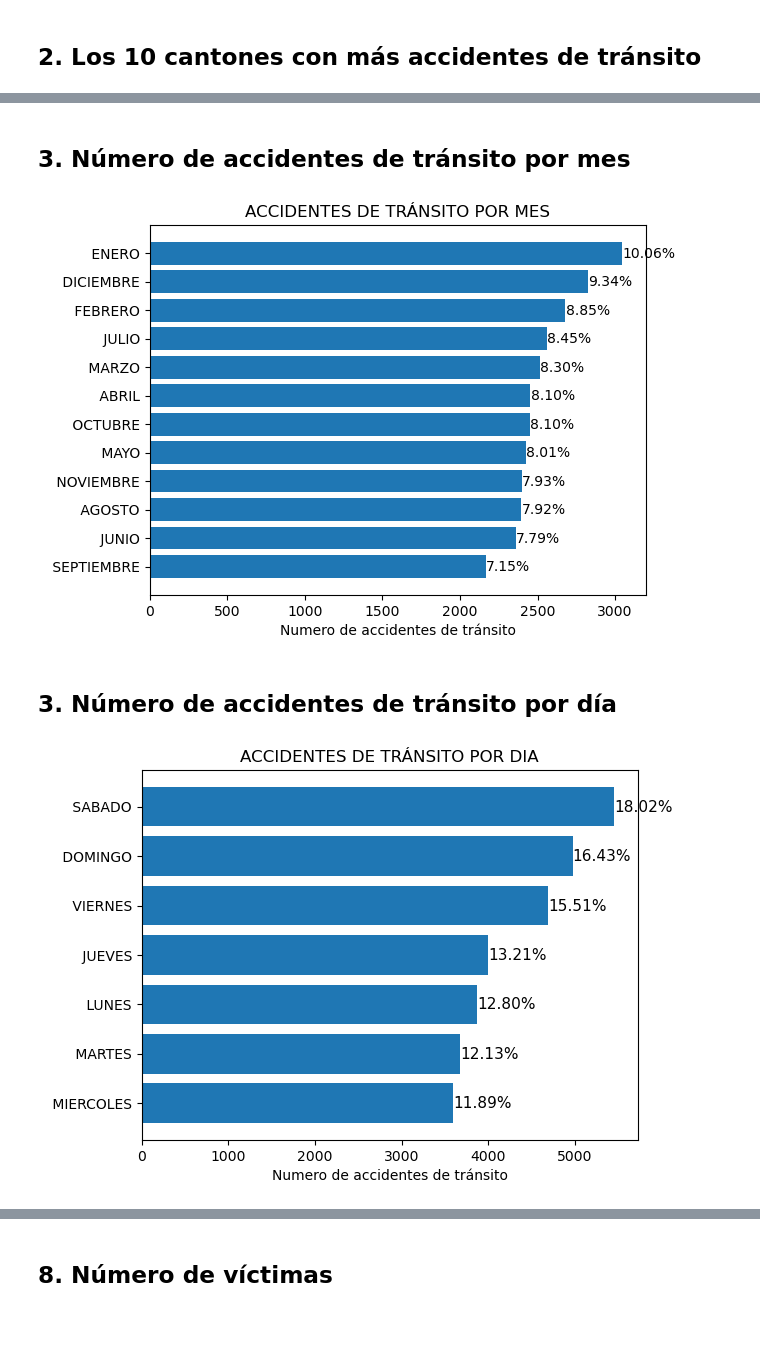
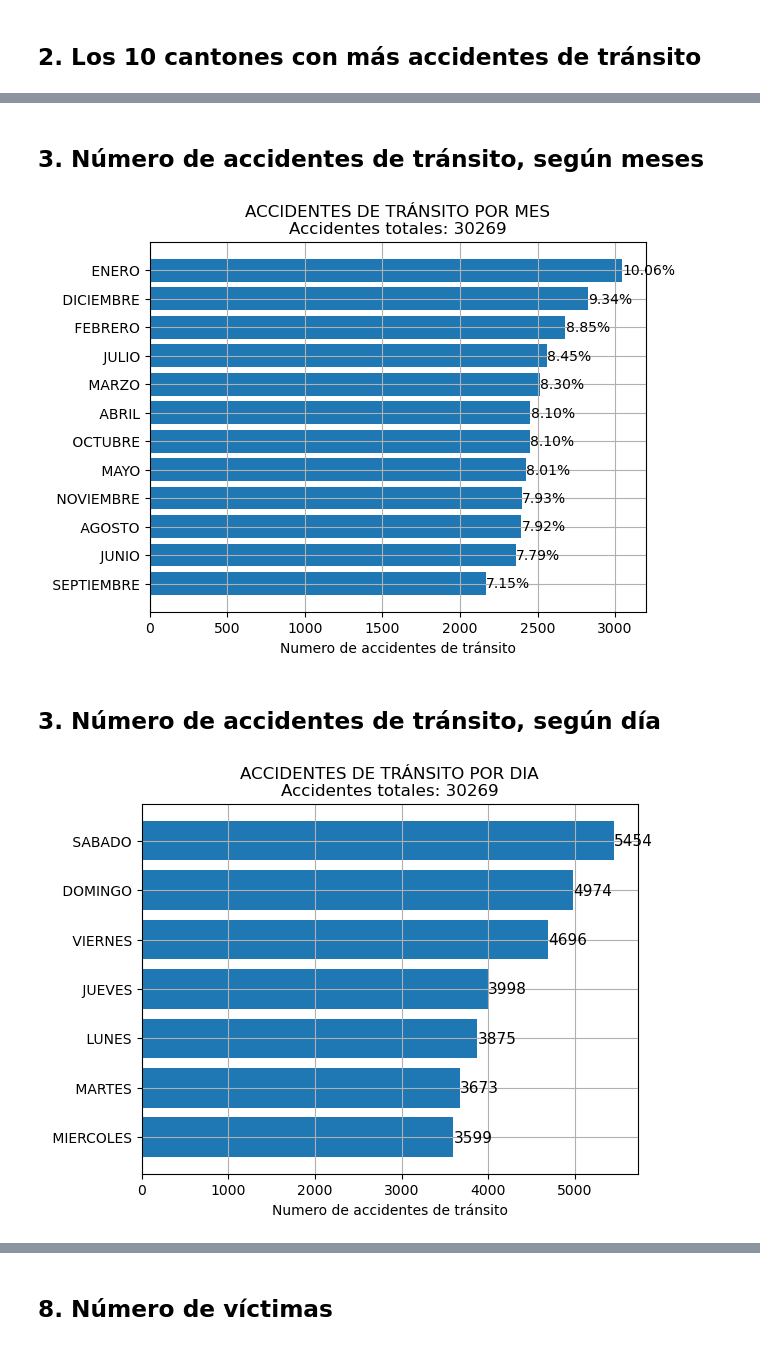
Before and after one commit to 2020-A-Python-GR1/py-arias-tuqueres-josue-nicolas, a Jupyter notebook: proyecto/Proyecto Parte 2/Informe.ipynb, the cells around one changed output, grey strips where cells are left out. Cells and saved outputs as stored; diff of their text form; code cells hidden in the pictures.

```diff
--- a/proyecto/Proyecto Parte 2/Informe.ipynb
+++ b/proyecto/Proyecto Parte 2/Informe.ipynb
@@ -247,7 +247,7 @@ accidentes_totales = int(len(df))
 accidentes_por_provincia = df["PROVINCIA"].value_counts()
 accidentes_por_provincia = accidentes_por_provincia.rename(diccionario_provincia)
 
-def graficoBarrasHorizontal(nombres, datos, total, xlabel, titulo, yalign, fontsize):
+def graficoBarrasHorizontal(nombres, datos, total, xlabel, titulo, yalign, fontsize, porcentaje):
     plt.rcdefaults()
     fig, ax = plt.subplots()
 
@@ -258,15 +258,19 @@ def graficoBarrasHorizontal(nombres, datos, total, xlabel, titulo, yalign, fonts
     ax.set_xlabel(xlabel)
     ax.set_title(titulo)
     for i, v in enumerate(data):
-        ax.text(v + 3, i + yalign, str("{0:0.2f}".format((v/total)*100)) + "%",  fontsize=fontsize)
-        #ax.text(v + 3, i + yalign, str(v))
+        if porcentaje:
+            ax.text(v + 3, i + yalign, str("{0:0.2f}".format((v/total)*100)) + "%",  fontsize=fontsize)
+        else:
+            ax.text(v + 3, i + yalign, str(v), fontsize=fontsize)
+    ax.grid(True)
     plt.show()
 
 graficoBarrasHorizontal(accidentes_por_provincia.index,
                         accidentes_por_provincia,
                         accidentes_totales,
                         'Numero de accidentes de tránsito',
-                        "ACCIDENTES DE TRÁNSITO POR PROVINCIA",
+                        "ACCIDENTES DE TRÁNSITO POR PROVINCIA\nAccidentes totales: " + str(accidentes_totales),
                         0.30,
-                        9)
+                        9,
+                        True)
 # %% [output]
@@ -288,5 +293,5 @@ graficoBarrasHorizontal(accidentes_por_canton.iloc[:10].index,
 # %% [markdown]
-<h2>3. Número de accidentes de tránsito por mes</h2>
+<h2>3. Número de accidentes de tránsito, según meses</h2>
 # %%
 accidentes_por_mes = df["MES"].value_counts()
 accidentes_por_mes = accidentes_por_mes.rename(diccionario_mes)
@@ -294,23 +299,25 @@ graficoBarrasHorizontal(accidentes_por_mes.index,
                         accidentes_por_mes,
                         accidentes_totales,
                         'Numero de accidentes de tránsito',
-                        "ACCIDENTES DE TRÁNSITO POR MES",
+                        "ACCIDENTES DE TRÁNSITO POR MES\nAccidentes totales: " + str(accidentes_totales),
                         0.15,
-                        10)
+                        10,
+                        True)
 # %% [output]
-[figure, old version]
+[figure, new version]
 # %% [markdown]
-<h2>3. Número de accidentes de tránsito por día</h2>
+<h2>3. Número de accidentes de tránsito, según día</h2>
 # %%
 accidentes_por_dia = df["DIA"].value_counts()
 accidentes_por_dia = accidentes_por_dia.rename(diccionario_dia_ocurrencia)
 graficoBarrasHorizontal(accidentes_por_dia.index,
                         accidentes_por_dia,
                         accidentes_totales,
                         'Numero de accidentes de tránsito',
-                        "ACCIDENTES DE TRÁNSITO POR DIA",
+                        "ACCIDENTES DE TRÁNSITO POR DIA\nAccidentes totales: " + str(accidentes_totales),
                         0.10,
-                        11)
+                        11,
+                        False)
 # %% [output]
-[figure, old version]
+[figure, new version]
 # %% [markdown]
```
Also changed, not shown: parts of 33 cells of this notebook, 4 other files.
